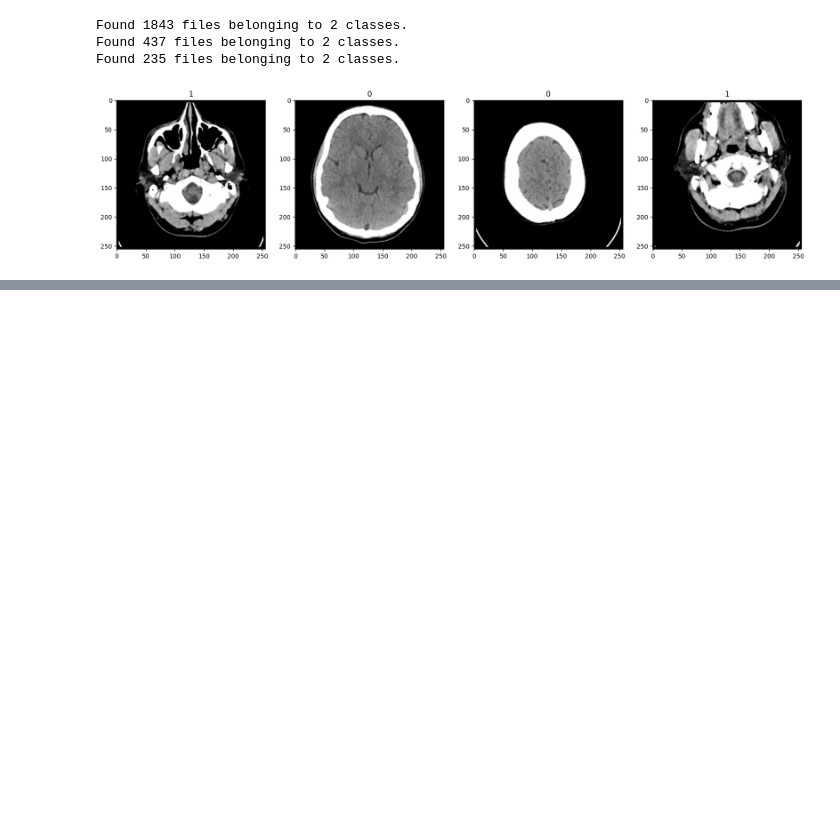
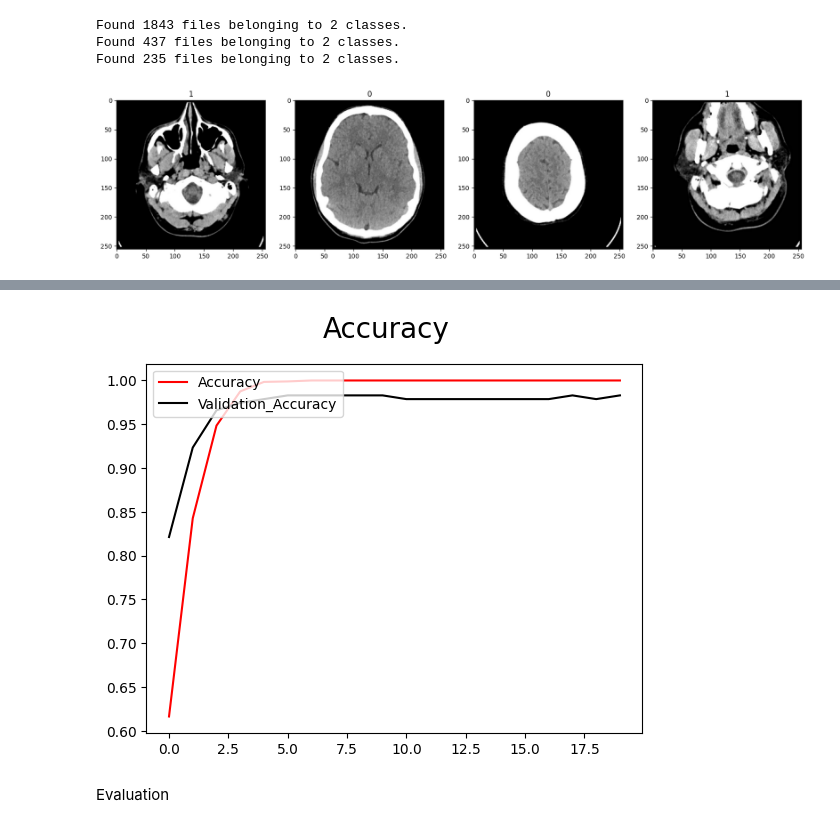
Before and after one commit to AkramOM606/DeepLearning-CNN-Brain-Stroke-Prediction, a Jupyter notebook: main.ipynb, the cells around one changed output, grey strips where cells are left out. Drawn from its saved outputs; the diff is of its cells as text; code cells hidden in the pictures; blank space fills up the shorter version.

```diff
--- a/main.ipynb
+++ b/main.ipynb
@@ -51,0 +130,11 @@ Found 235 files belonging to 2 classes.
+# %%
+Fig = plt.figure()
+plt.plot(History.history['accuracy'], color='red', label='Accuracy')
+plt.plot(History.history['val_accuracy'], color='black', label='Validation_Accuracy')
+Fig.suptitle('Accuracy', fontsize=20)
+plt.legend(loc="upper left")
+plt.show()
+# %% [output]
+[figure, added]
+# %% [markdown]
+Evaluation
```
Also changed, not shown: parts of 7 cells of this notebook, 1 other file.
